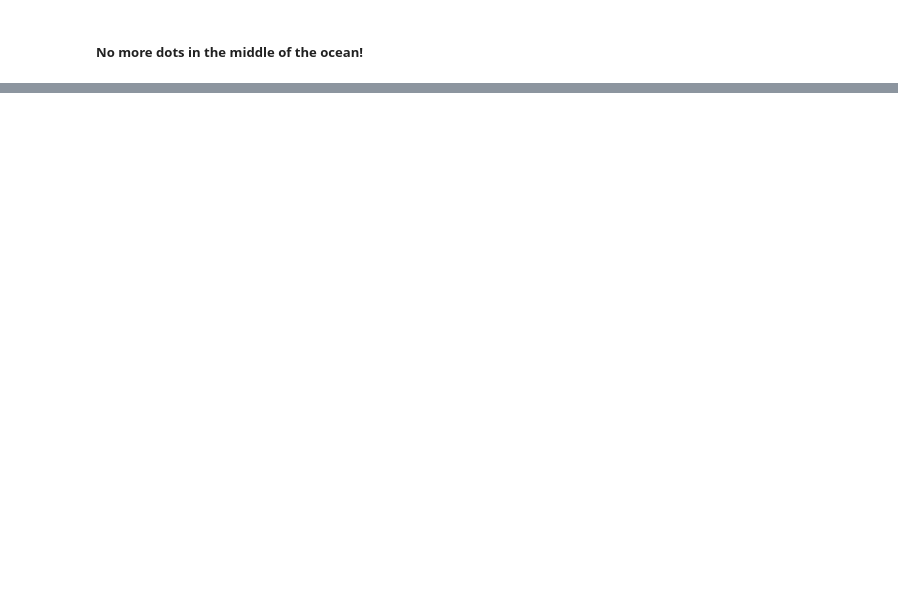
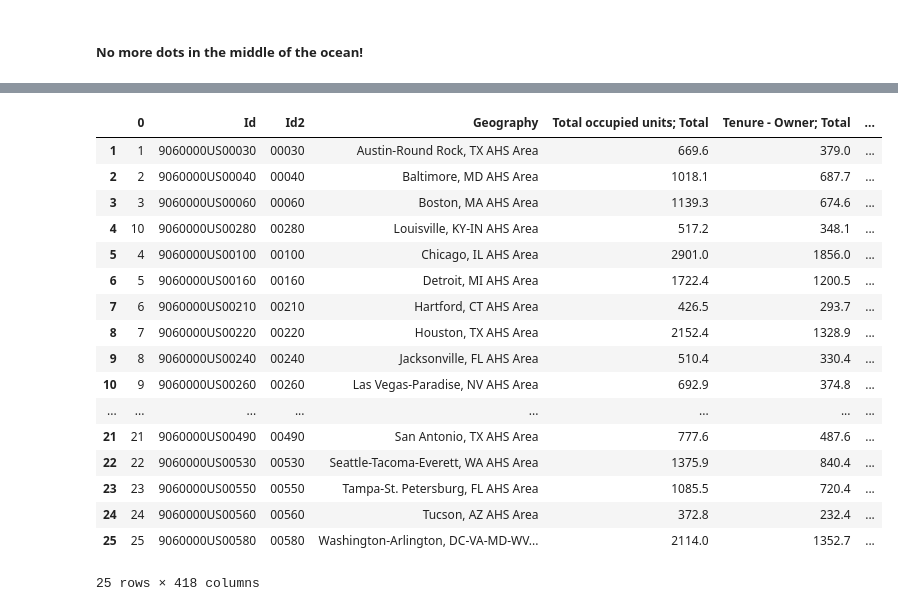
Before and after one commit to JordanHagan/FireWisdom, a Jupyter notebook: src/firewisdom_eda.ipynb, the cells around one changed output, grey strips where cells are left out. Saved outputs shown, nothing was run; the diff lists cells and outputs as text; code cells hidden in the pictures; blank space fills up the shorter version.

```diff
--- a/src/firewisdom_eda.ipynb
+++ b/src/firewisdom_eda.ipynb
@@ -392,0 +393,3 @@ corrected_map
+# %%
+df_prepardness = pd.read_sql('SELECT * FROM ahs_2013_s06aom_with_ann;', engine)
+df_pop_growth = pd.read_sql('SELECT * FROM "pep_2016_pepannchip.us12a_with_ann";', engine)
@@ -392,0 +398,32 @@ corrected_map
+# %%
+#Move first row to header row
+def fix_header(df):
+    new_header = df.iloc[0]
+    df = df[1:]
+    df.columns = new_header
+    return df
+
+df_pop_growth = fix_header(df_pop_growth)
+df_prepardness = fix_header(df_prepardness)
+pass
+# %%
+df_prepardness
+# %% [output]
+|  | 0 | Id | Id2 | Geography | Total occupied units; Total | Tenure - Owner; Total | ... |
+| 1 | 1 | 9060000US00030 | 00030 | Austin-Round Rock, TX AHS Area | 669.6 | 379.0 | ... |
+| 2 | 2 | 9060000US00040 | 00040 | Baltimore, MD AHS Area | 1018.1 | 687.7 | ... |
+| 3 | 3 | 9060000US00060 | 00060 | Boston, MA AHS Area | 1139.3 | 674.6 | ... |
+| 4 | 10 | 9060000US00280 | 00280 | Louisville, KY-IN AHS Area | 517.2 | 348.1 | ... |
+| 5 | 4 | 9060000US00100 | 00100 | Chicago, IL AHS Area | 2901.0 | 1856.0 | ... |
+| 6 | 5 | 9060000US00160 | 00160 | Detroit, MI AHS Area | 1722.4 | 1200.5 | ... |
+| 7 | 6 | 9060000US00210 | 00210 | Hartford, CT AHS Area | 426.5 | 293.7 | ... |
+| 8 | 7 | 9060000US00220 | 00220 | Houston, TX AHS Area | 2152.4 | 1328.9 | ... |
+| 9 | 8 | 9060000US00240 | 00240 | Jacksonville, FL AHS Area | 510.4 | 330.4 | ... |
+| 10 | 9 | 9060000US00260 | 00260 | Las Vegas-Paradise, NV AHS Area | 692.9 | 374.8 | ... |
+| ... | ... | ... | ... | ... | ... | ... | ... |
+| 21 | 21 | 9060000US00490 | 00490 | San Antonio, TX AHS Area | 777.6 | 487.6 | ... |
+| 22 | 22 | 9060000US00530 | 00530 | Seattle-Tacoma-Everett, WA AHS Area | 1375.9 | 840.4 | ... |
+| 23 | 23 | 9060000US00550 | 00550 | Tampa-St. Petersburg, FL AHS Area | 1085.5 | 720.4 | ... |
+| 24 | 24 | 9060000US00560 | 00560 | Tucson, AZ AHS Area | 372.8 | 232.4 | ... |
+| 25 | 25 | 9060000US00580 | 00580 | Washington-Arlington, DC-VA-MD-WV... | 2114.0 | 1352.7 | ... |
+25 rows × 418 columns
```
Also changed, not shown: parts of 16 cells of this notebook, 1 other file.
